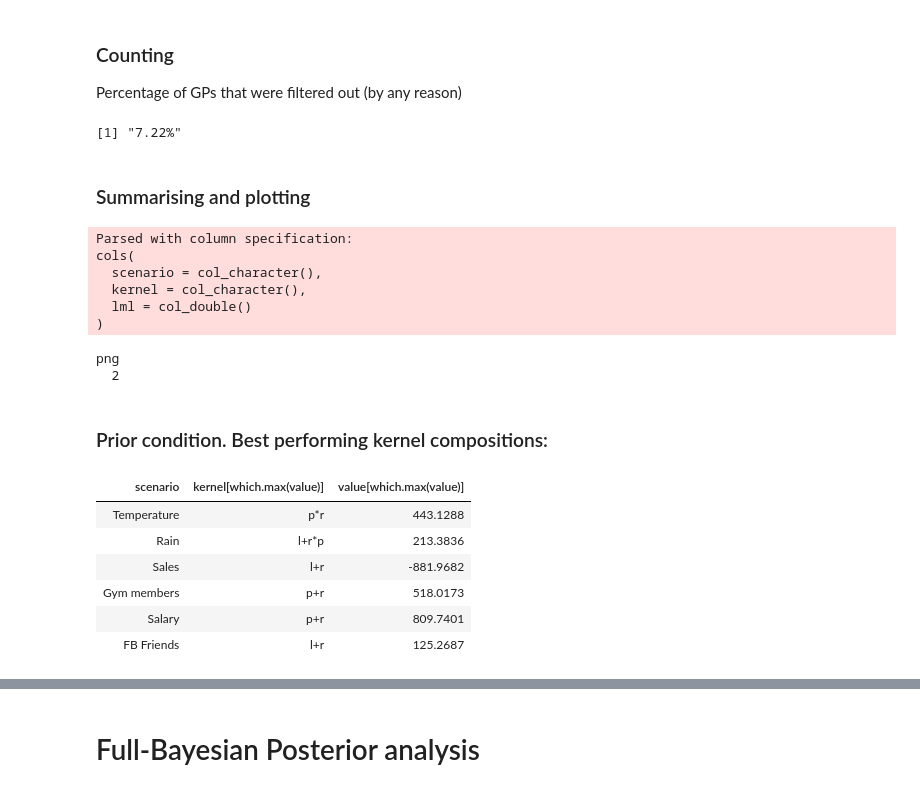
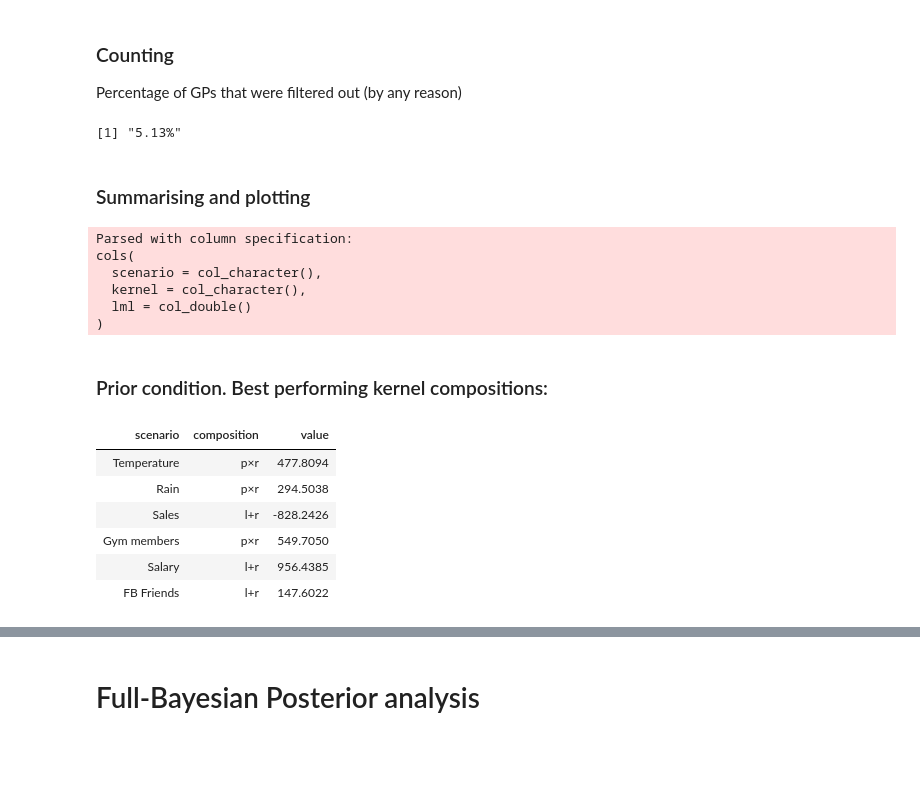
Before and after one commit to ericschulz/compforca, a Jupyter notebook: Data analysis/3- New compositional analysis.ipynb, the cells around one changed output, grey strips where cells are left out. Drawn from its saved outputs; the diff is of its cells as text; code cells hidden in the pictures; blank space fills up the shorter version.

```diff
--- a/Data analysis/3- New compositional analysis.ipynb
+++ b/Data analysis/3- New compositional analysis.ipynb
@@ -45,6 +63,20 @@ plot_lmls <- function(prop_data, title, real_world_data=c(), hide_x=FALSE, hide_
 
     return(plot)
 }
+# %%
+kernels <- c("l", "p", "r", "l+p", "l+r", "p+r", "l*r", "l*p", "p*r", "l+r+p", "l+r*p", "l*r+p", "l*p+r", "l*r*p")
+
+readable_kernel <- function(current_kernel){
+    new_kernel <- current_kernel
+
+    new_kernel <- ifelse(new_kernel == 'l+r+p', 'l+p+r', new_kernel)
+    new_kernel <- ifelse(new_kernel == 'l+r*p', 'l+p*r', new_kernel)
+    new_kernel <- ifelse(new_kernel == 'l*r*p', 'l*p*r', new_kernel)
+
+    new_kernel <- gsub("\\*", "×", new_kernel)
+
+    return(new_kernel)
+}
 # %% [markdown]
 # Prior likelihoods
 # %% [markdown]
@@ -91,0 +84,16 @@ lmls_prior$cid_composition <- NULL
+# %%
+data_prior <- read_csv("data/for_composititional_analysis_prior.csv")
+
+# Get a "dictionary" of ID, PID, Scenario
+dict_prior <- data_prior %>%
+                        group_by(id, pid, scenario) %>%
+                        summarize()
+
+# Get the results of the LML analysis over the prior data
+prior_results <- read_csv('output/minus-mean-treatment/results_prior_lmls.csv')
+
+# Merge the results with the dictionary to have a 'full view' of the situation
+lmls_prior <- merge(prior_results, dict_prior, by.x='cid', by.y='id', all.x=TRUE)
+
+# Kernel composition name change
+lmls_prior$kernel <- readable_kernel(lmls_prior$kernel)
@@ -101,7 +128,7 @@ paste0(round((lmls_prior %>%
      filter(kernel != 'l', kernel != 'p', kernel != 'r') %>%
      nrow) * 100, 2), '%')
 # %% [output]
-[1] "7.22%"
+[1] "5.13%"
 # %% [markdown]
 ### Summarising and plotting
 # %%
@@ -126,8 +153,8 @@ sds$scenario <- NULL
 
 lmls_prior_f <- merge(x = lmls_prior_f, y = sds, by = "ks", all.x = TRUE)
 # %%
-normalize_bool = TRUE
-plot_bool      = TRUE
+normalize_bool = FALSE
+plot_bool      = FALSE
 
 to_plot_prior <- lmls_prior_f %>%
             filter(lml > -10000) %>%
@@ -155,7 +182,7 @@ if(normalize_bool) {
 }
 
 # Plotting magic
-to_plot_prior$kernel <- factor(to_plot_prior$kernel, levels=kernels)
+to_plot_prior$kernel <- factor(to_plot_prior$kernel, levels=readable_kernel(kernels))
 
 lmls_temperature <- to_plot_prior %>% filter(scenario == "Temperature")
 lmls_rain <- to_plot_prior %>% filter(scenario == "Rain")
@@ -193,23 +220,21 @@ cols(
   kernel = col_character(),
   lml = col_double()
 )
-png
-  2
 # %% [markdown]
 ### Prior condition. Best performing kernel compositions:
 # %%
 to_plot_prior %>%
     group_by(scenario) %>%
-    summarize(kernel[which.max(value)], value[which.max(value)]) %>%
+    summarize(composition = kernel[which.max(value)], value = value[which.max(value)]) %>%
     arrange(scenarios_order(scenario))
 # %% [output]
-| scenario | kernel[which.max(value)] | value[which.max(value)] |
-| Temperature | p*r | 443.1288 |
-| Rain | l+r*p | 213.3836 |
-| Sales | l+r | -881.9682 |
-| Gym members | p+r | 518.0173 |
-| Salary | p+r | 809.7401 |
-| FB Friends | l+r | 125.2687 |
+| scenario | composition | value |
+| Temperature | p×r | 477.8094 |
+| Rain | p×r | 294.5038 |
+| Sales | l+r | -828.2426 |
+| Gym members | p×r | 549.7050 |
+| Salary | l+r | 956.4385 |
+| FB Friends | l+r | 147.6022 |
 # %%
 # Which other kernel compositions are statistically equivalent
 to_plot_prior %>%
```
Also changed, not shown: parts of 14 cells of this notebook, 2 other files.
